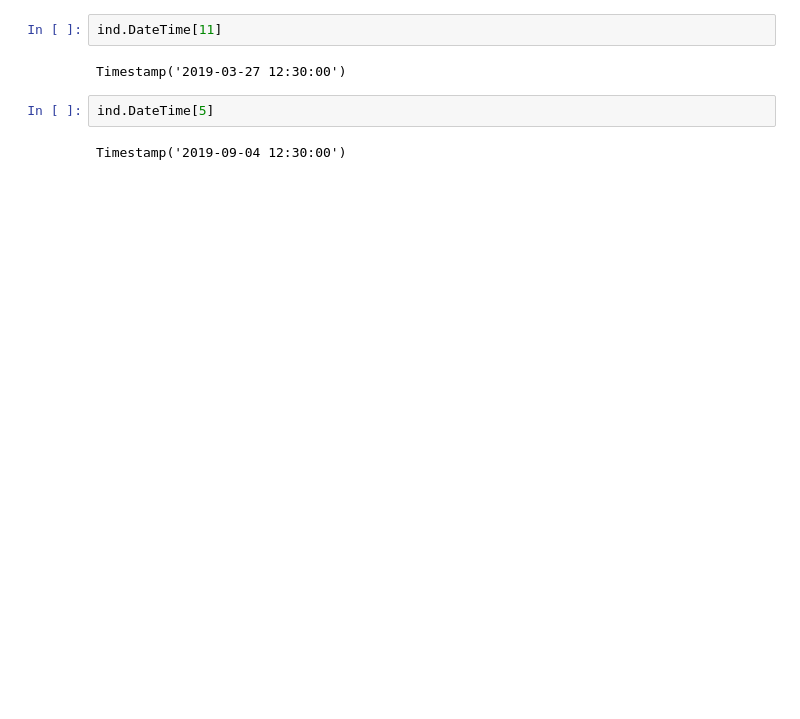
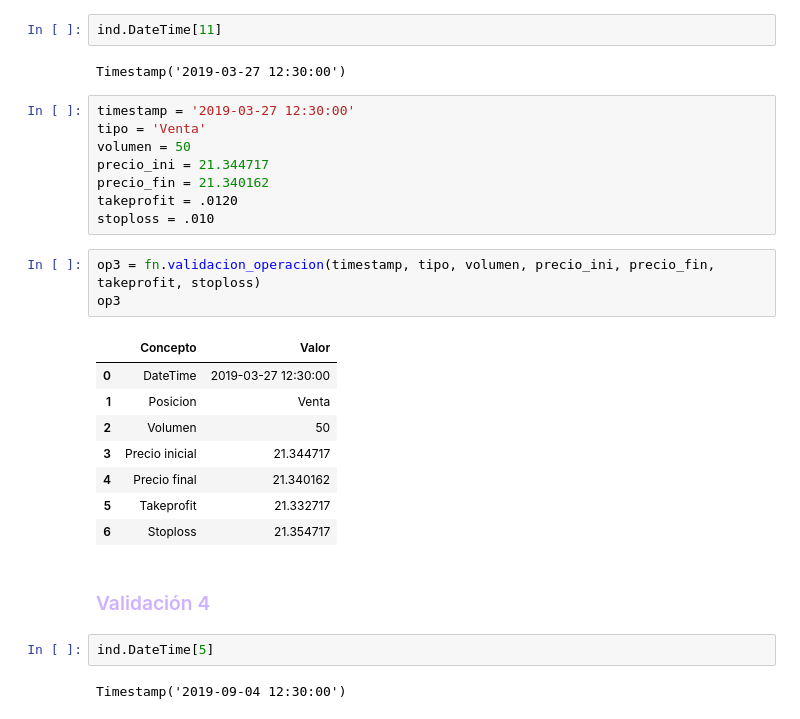
Before and after one commit to jesusalvarezc/FInal_Project, a Jupyter notebook: notebook.ipynb, the cells around one changed output. Drawn from its saved outputs; the diff is of its cells as text; blank space fills up the shorter version.

```diff
--- a/notebook.ipynb
+++ b/notebook.ipynb
@@ -159,6 +205,28 @@ Timestamp('2019-03-06 13:30:00')
 ind.DateTime[11]
 # %% [output]
 Timestamp('2019-03-27 12:30:00')
+# %%
+timestamp = '2019-03-27 12:30:00'
+tipo = 'Venta'
+volumen = 50
+precio_ini = 21.344717
+precio_fin = 21.340162
+takeprofit = .0120
+stoploss = .010
+# %%
+op3 = fn.validacion_operacion(timestamp, tipo, volumen, precio_ini, precio_fin, takeprofit, stoploss)
+op3
+# %% [output]
+|  | Concepto | Valor |
+| 0 | DateTime | 2019-03-27 12:30:00 |
+| 1 | Posicion | Venta |
+| 2 | Volumen | 50 |
+| 3 | Precio inicial | 21.344717 |
+| 4 | Precio final | 21.340162 |
+| 5 | Takeprofit | 21.332717 |
+| 6 | Stoploss | 21.354717 |
+# %% [markdown]
+### <font color= #cfb1ff> Validación 4 </font>
 # %%
 ind.DateTime[5]
 # %% [output]
```
Also changed, not shown: parts of 18 cells of this notebook, 2 other files.
